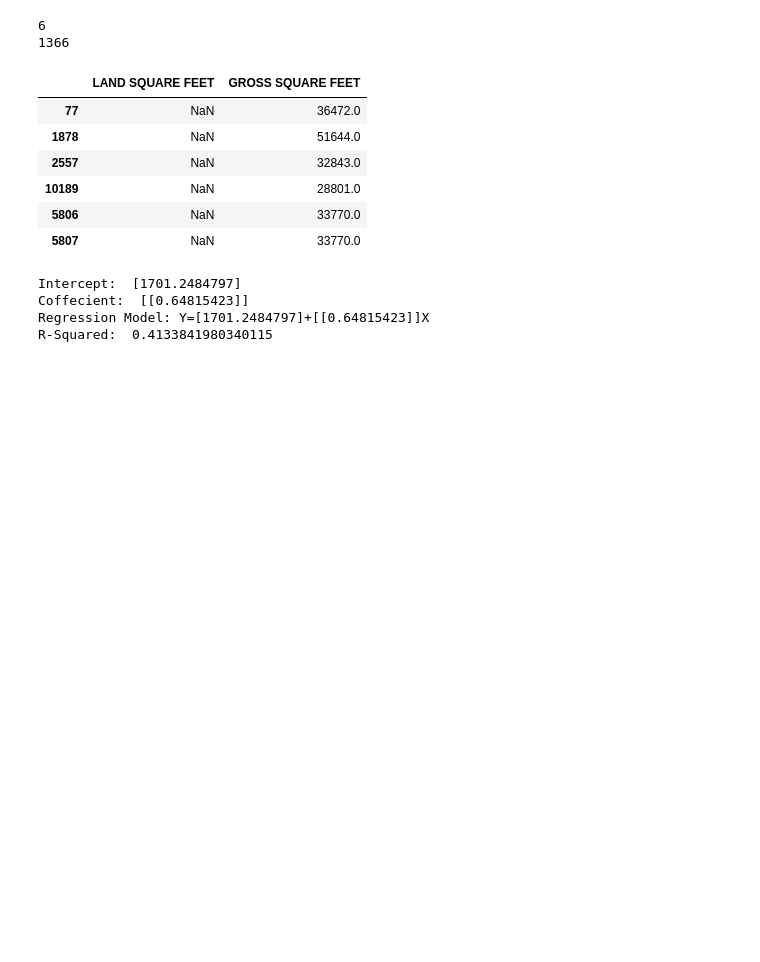
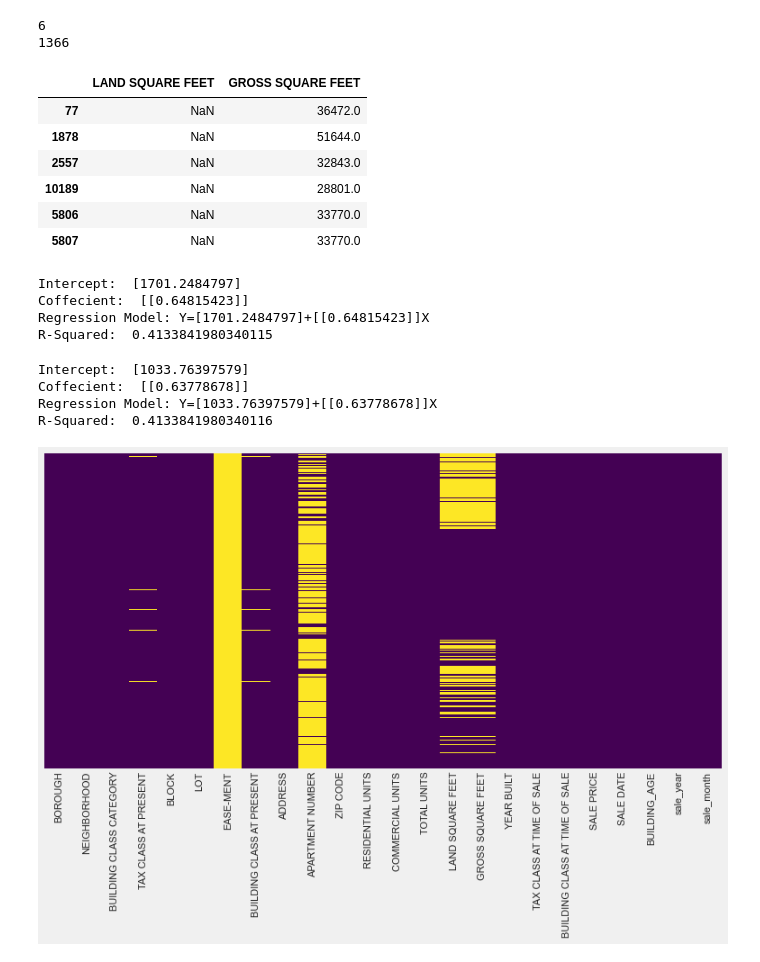
Before and after one commit to Managedcode-ux/Maj-Proj, a Jupyter notebook: code/preprocessing.ipynb, the cells around one changed output. Saved outputs shown, nothing was run; the diff lists cells and outputs as text; code cells hidden in the pictures; blank space fills up the shorter version.

```diff
--- a/code/preprocessing.ipynb
+++ b/code/preprocessing.ipynb
@@ -158,3 +159,42 @@ Intercept:  [1701.2484797]
 Coffecient:  [[0.64815423]]
 Regression Model: Y=[1701.2484797]+[[0.64815423]]X
 R-Squared:  0.4133841980340115
+# %%
+#regression model for predicting Land Square feet
+
+X = imputation['GROSS SQUARE FEET']
+y = imputation['LAND SQUARE FEET']
+
+lm = LinearRegression()
+
+model = lm.fit(X.values.reshape(-1,1), y.values.reshape(-1,1))
+
+
+print("Intercept: ", model.intercept_)
+print("Coffecient: ", model.coef_)
+print("Regression Model: Y={}+{}X".format(model.intercept_,model.coef_))
+print("R-Squared: ", model.score(X.values.reshape(-1,1),y.values.reshape(-1,1)))
+# %% [output]
+Intercept:  [1033.76397579]
+Coffecient:  [[0.63778678]]
+Regression Model: Y=[1033.76397579]+[[0.63778678]]X
+R-Squared:  0.4133841980340116
+# %%
+def imputer_gross(x):
+    return x * 0.64779857 + 1822.76092513
+
+def imputer_land(x):
+    return x * 0.6375468 + 1107.3023519
+# %%
+# Imputing missing values of theese columns.
+
+df['LAND SQUARE FEET'] = df['LAND SQUARE FEET'].mask((df['LAND SQUARE FEET'].isnull()) & (df['GROSS SQUARE FEET'].notnull()),imputer_land(df['GROSS SQUARE FEET']))
+df['GROSS SQUARE FEET'] = df['GROSS SQUARE FEET'].mask((df['LAND SQUARE FEET'].notnull()) & (df['GROSS SQUARE FEET'].isnull()),imputer_gross(df['LAND SQUARE FEET']))
+# %%
+df = df[df["SALE PRICE"] > 0]  # Deleting 0 price transfer transactions
+df = df[df["SALE PRICE"].notnull()] # Deleting nan values of dependence variable
+# %%
+plt.figure(figsize=(12,6))
+sns.heatmap(df.isnull(),yticklabels=False,cbar=False,cmap='viridis');
+# %% [output]
+[figure, added]
```
Also changed, not shown: parts of 8 cells of this notebook.
